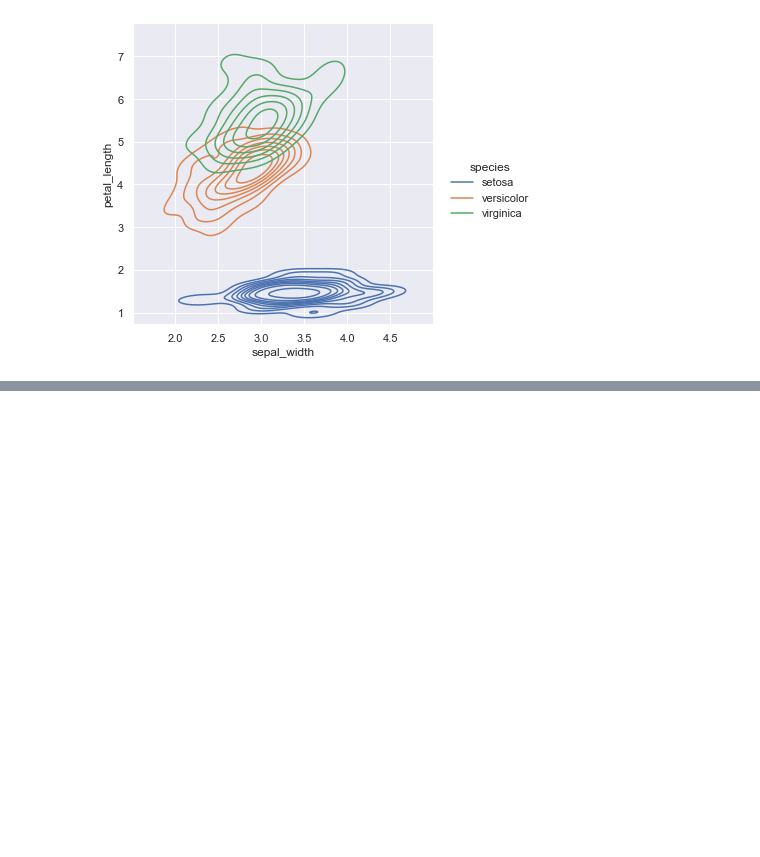
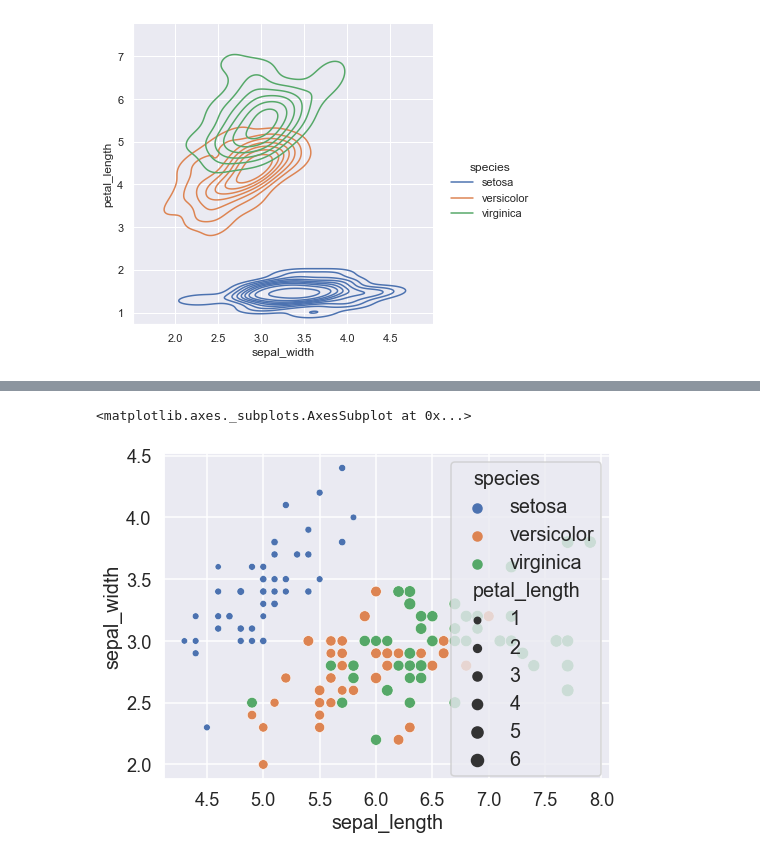
Before and after one commit to SuminBae97/Visualization, a Jupyter notebook: Iris_data_visualization.ipynb, the cells around one changed output, grey strips where cells are left out. Drawn from its saved outputs; the diff is of its cells as text; code cells hidden in the pictures; blank space fills up the shorter version.

```diff
--- a/Iris_data_visualization.ipynb
+++ b/Iris_data_visualization.ipynb
@@ -52,0 +60,8 @@ sns.displot(data=iris,x='sepal_width',y='petal_length',hue='species',kind='kde')
+# %%
+sns.set_style("darkgrid")
+sns.set_context('talk',font_scale=1.1)
+plt.figure(figsize=(8,6))
+sns.scatterplot(iris.sepal_length , iris.sepal_width, size=iris.petal_length  , data=iris ,hue='species')
+# %% [output]
+<matplotlib.axes._subplots.AxesSubplot at 0x...>
+[figure, added]
```
Also changed, not shown: parts of 1 cell of this notebook.
